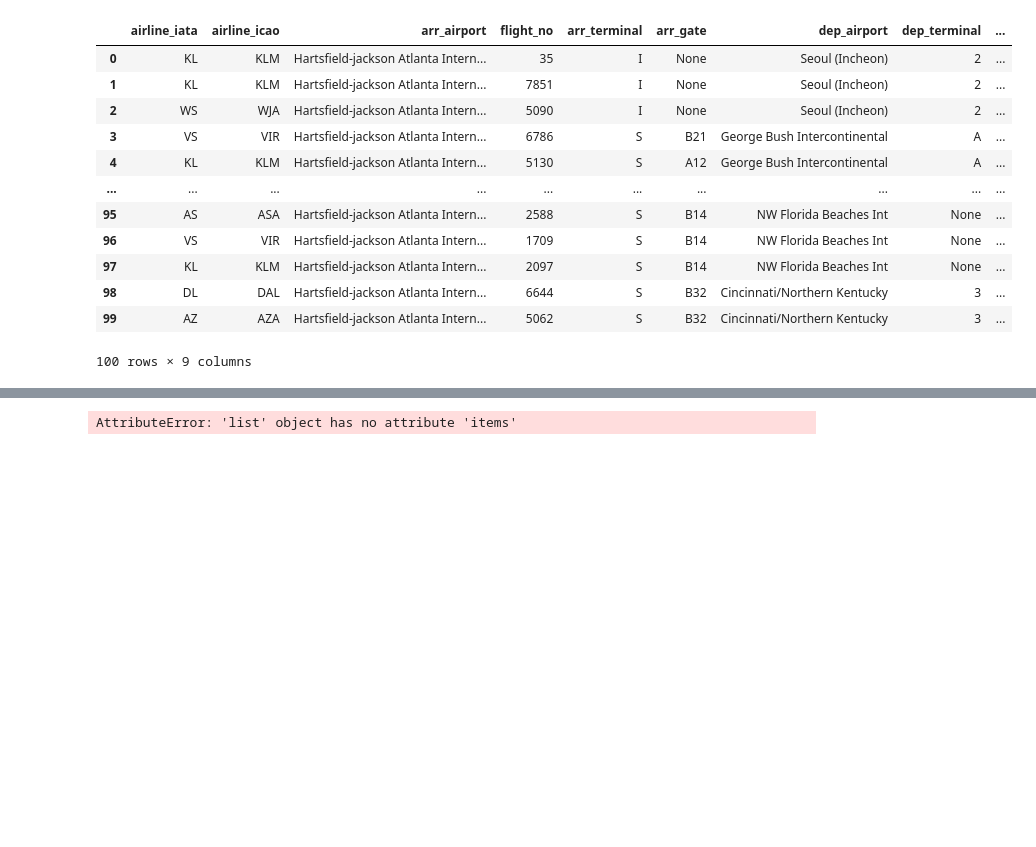
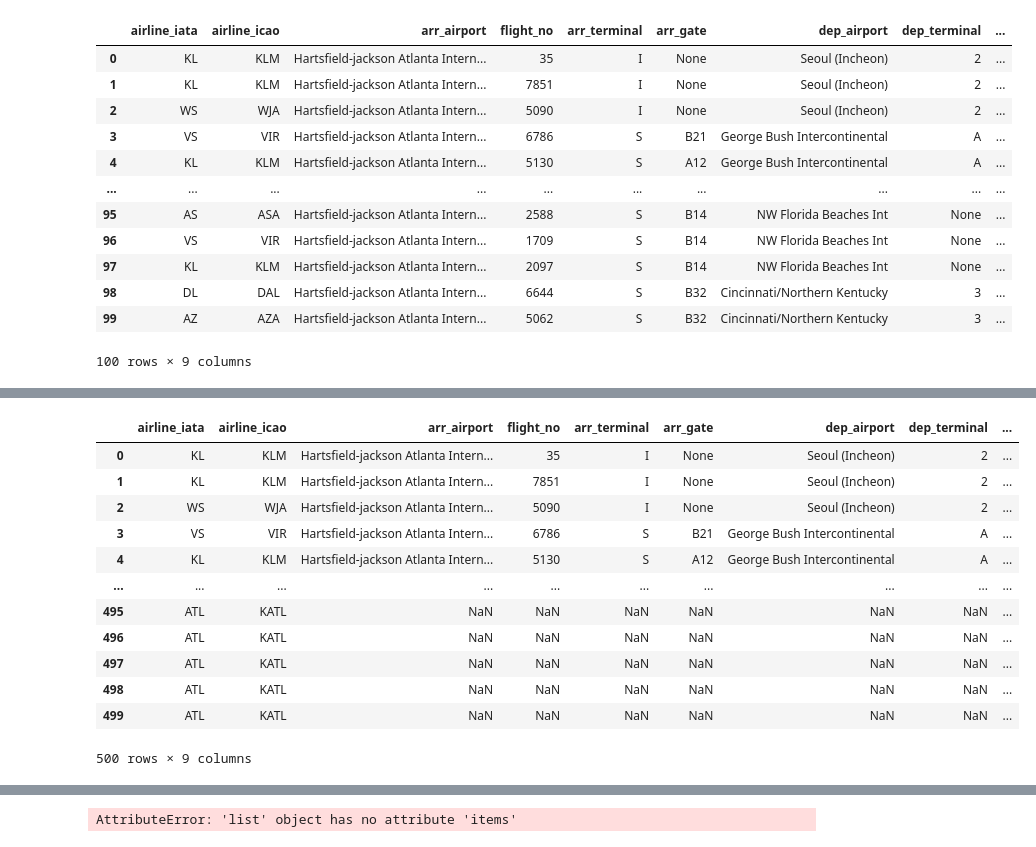
Before and after one commit to jared3194/project-2, a Jupyter notebook: Project2.ipynb, the cells around one changed output, grey strips where cells are left out. Cells and saved outputs as stored; diff of their text form; code cells hidden in the pictures; blank space fills up the shorter version.

```diff
--- a/Project2.ipynb
+++ b/Project2.ipynb
@@ -838,0 +331,14 @@ api_response = api_0308.json()
+# %%
+########################4.20.2021###################################500
+params = {
+  'access_key': api_key,
+   'arr_iata': 'ATL',
+    'flight_date': '2021-04-20'
+
+}
+
+api_0420 = requests.get('https://api.aviationstack.com/v1/flights', params)
+
+api_response = api_0420.json()
+
+pprint(api_response)
@@ -838,0 +378,15 @@ api_response = api_0308.json()
+# %%
+data = {
+    "airline_iata": iata,
+    "airline_icao": icao,
+    "arr_airport": arr_airport,
+    "flight_no": flight_number,
+    #"flight_date": flight_date,
+    "arr_terminal": arr_terminal,
+    "arr_gate": arr_gate,
+    "dep_airport": dep_airport,
+    "dep_terminal": dep_terminal,
+    "dep_gate": dep_gate
+}
+flights_data5_df = pd.DataFrame(dict([ (k,pd.Series(v)) for k,v in data.items() ]))
+flights_data5_df.head()
@@ -838,0 +400,17 @@ api_response = api_0308.json()
+# %%
+joined_df_merge = pd.concat([joined_df_merge, flights_data5_df])
+joined_df_merge.head(500)
+# %% [output]
+|  | airline_iata | airline_icao | arr_airport | flight_no | arr_terminal | arr_gate | dep_airport | dep_terminal | ... |
+| 0 | KL | KLM | Hartsfield-jackson Atlanta Intern... | 35 | I | None | Seoul (Incheon) | 2 | ... |
+| 1 | KL | KLM | Hartsfield-jackson Atlanta Intern... | 7851 | I | None | Seoul (Incheon) | 2 | ... |
+| 2 | WS | WJA | Hartsfield-jackson Atlanta Intern... | 5090 | I | None | Seoul (Incheon) | 2 | ... |
+| 3 | VS | VIR | Hartsfield-jackson Atlanta Intern... | 6786 | S | B21 | George Bush Intercontinental | A | ... |
+| 4 | KL | KLM | Hartsfield-jackson Atlanta Intern... | 5130 | S | A12 | George Bush Intercontinental | A | ... |
+| ... | ... | ... | ... | ... | ... | ... | ... | ... | ... |
+| 495 | ATL | KATL | NaN | NaN | NaN | NaN | NaN | NaN | ... |
+| 496 | ATL | KATL | NaN | NaN | NaN | NaN | NaN | NaN | ... |
+| 497 | ATL | KATL | NaN | NaN | NaN | NaN | NaN | NaN | ... |
+| 498 | ATL | KATL | NaN | NaN | NaN | NaN | NaN | NaN | ... |
+| 499 | ATL | KATL | NaN | NaN | NaN | NaN | NaN | NaN | ... |
+500 rows × 9 columns
```
Also changed, not shown: parts of 270 cells of this notebook.
